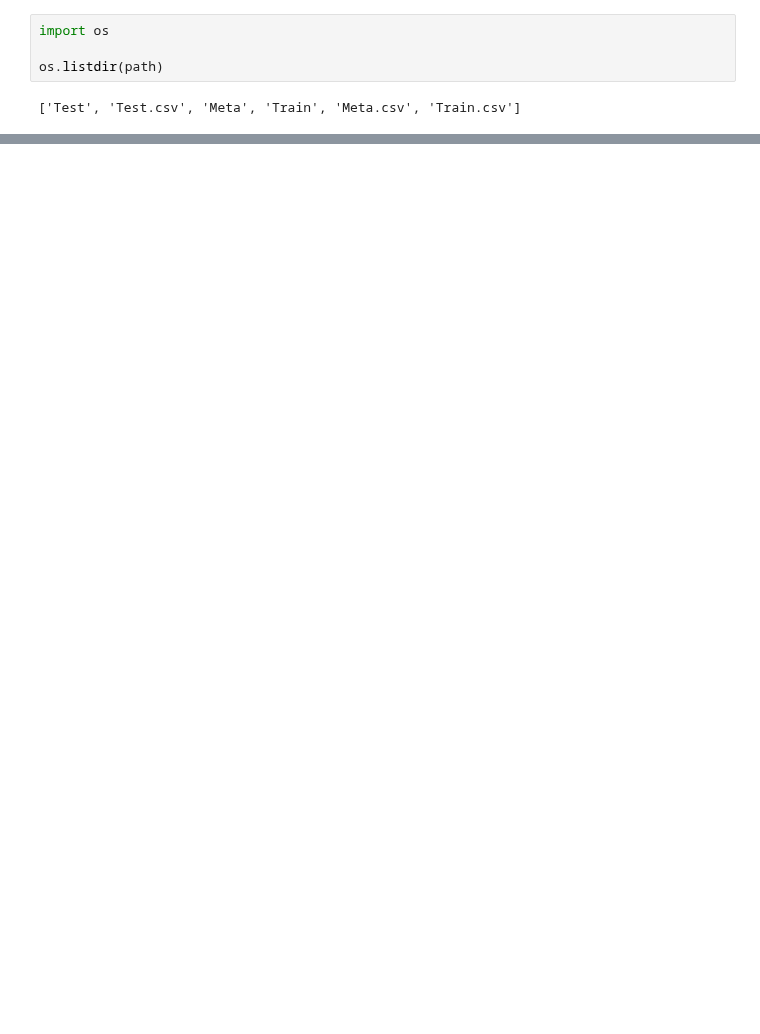
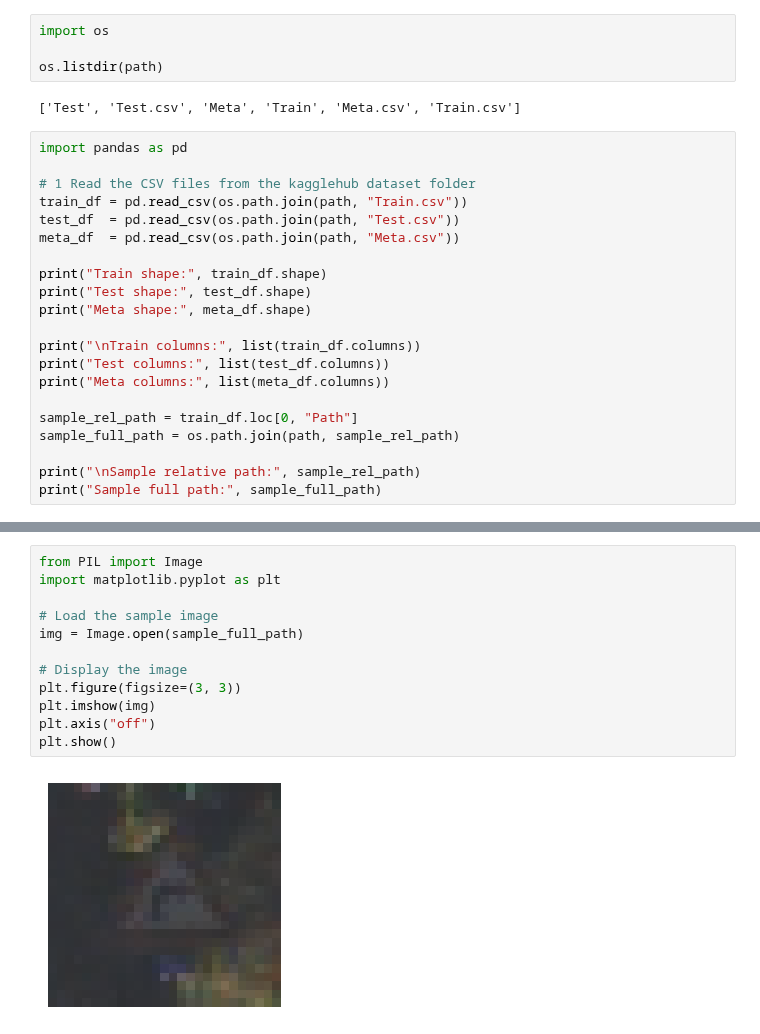
Before and after one commit to AlexDieterr/TrafficSignNN, a Jupyter notebook: main.ipynb, the cells around one changed output, grey strips where cells are left out. Cells and saved outputs as stored; diff of their text form; blank space fills up the shorter version.

```diff
--- a/main.ipynb
+++ b/main.ipynb
@@ -15,3 +13,24 @@ import os
 os.listdir(path)
 # %% [output]
 ['Test', 'Test.csv', 'Meta', 'Train', 'Meta.csv', 'Train.csv']
+# %%
+import pandas as pd
+
+# 1 Read the CSV files from the kagglehub dataset folder
+train_df = pd.read_csv(os.path.join(path, "Train.csv"))
+test_df  = pd.read_csv(os.path.join(path, "Test.csv"))
+meta_df  = pd.read_csv(os.path.join(path, "Meta.csv"))
+
+print("Train shape:", train_df.shape)
+print("Test shape:", test_df.shape)
+print("Meta shape:", meta_df.shape)
+
+print("\nTrain columns:", list(train_df.columns))
+print("Test columns:", list(test_df.columns))
+print("Meta columns:", list(meta_df.columns))
+
+sample_rel_path = train_df.loc[0, "Path"]
+sample_full_path = os.path.join(path, sample_rel_path)
+
+print("\nSample relative path:", sample_rel_path)
+print("Sample full path:", sample_full_path)
@@ -17,0 +48,14 @@ os.listdir(path)
+# %%
+from PIL import Image
+import matplotlib.pyplot as plt
+
+# Load the sample image
+img = Image.open(sample_full_path)
+
+# Display the image
+plt.figure(figsize=(3, 3))
+plt.imshow(img)
+plt.axis("off")
+plt.show()
+# %% [output]
+[figure, added]
```
Also changed, not shown: parts of 24 cells of this notebook, 1 other file.
